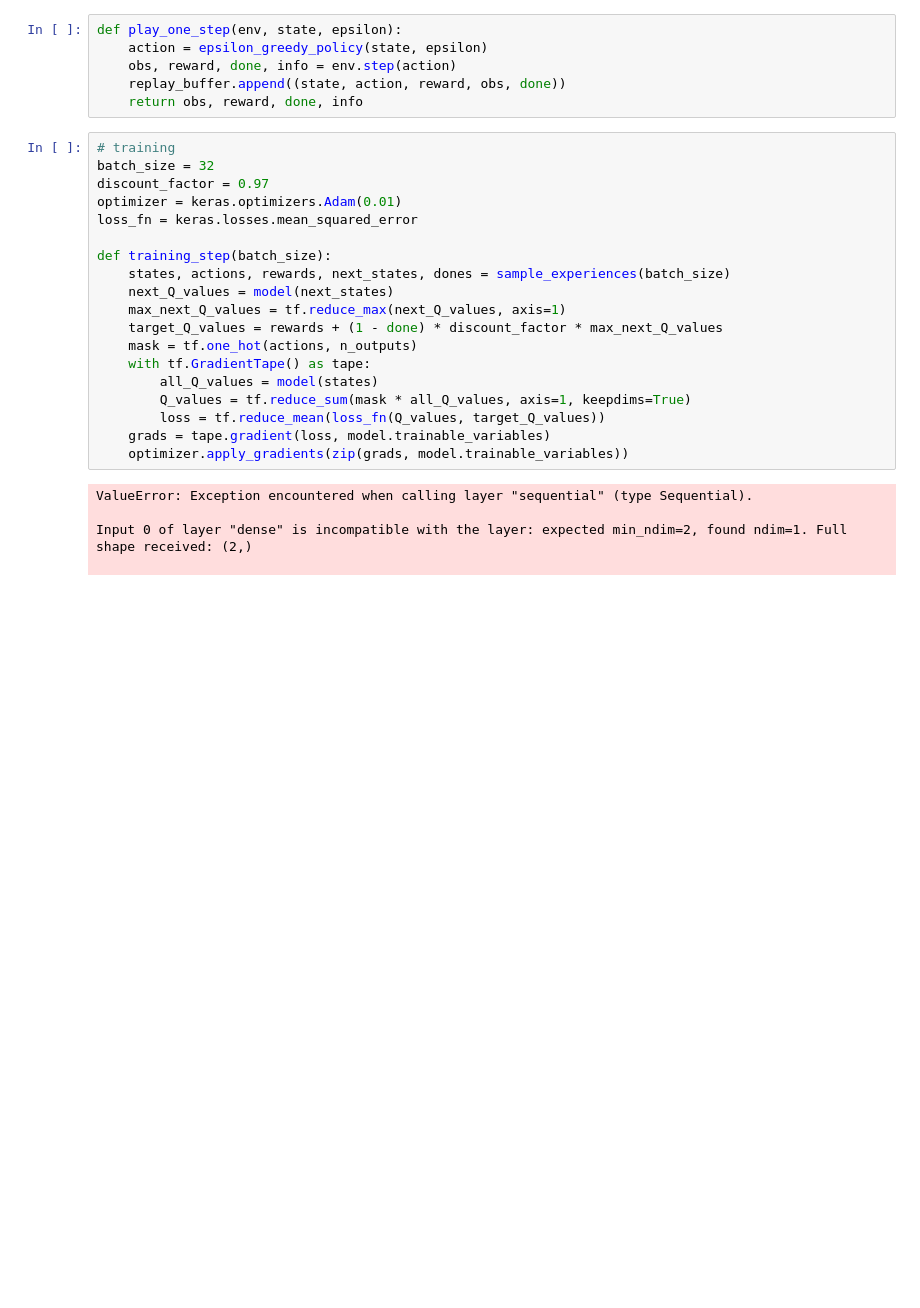
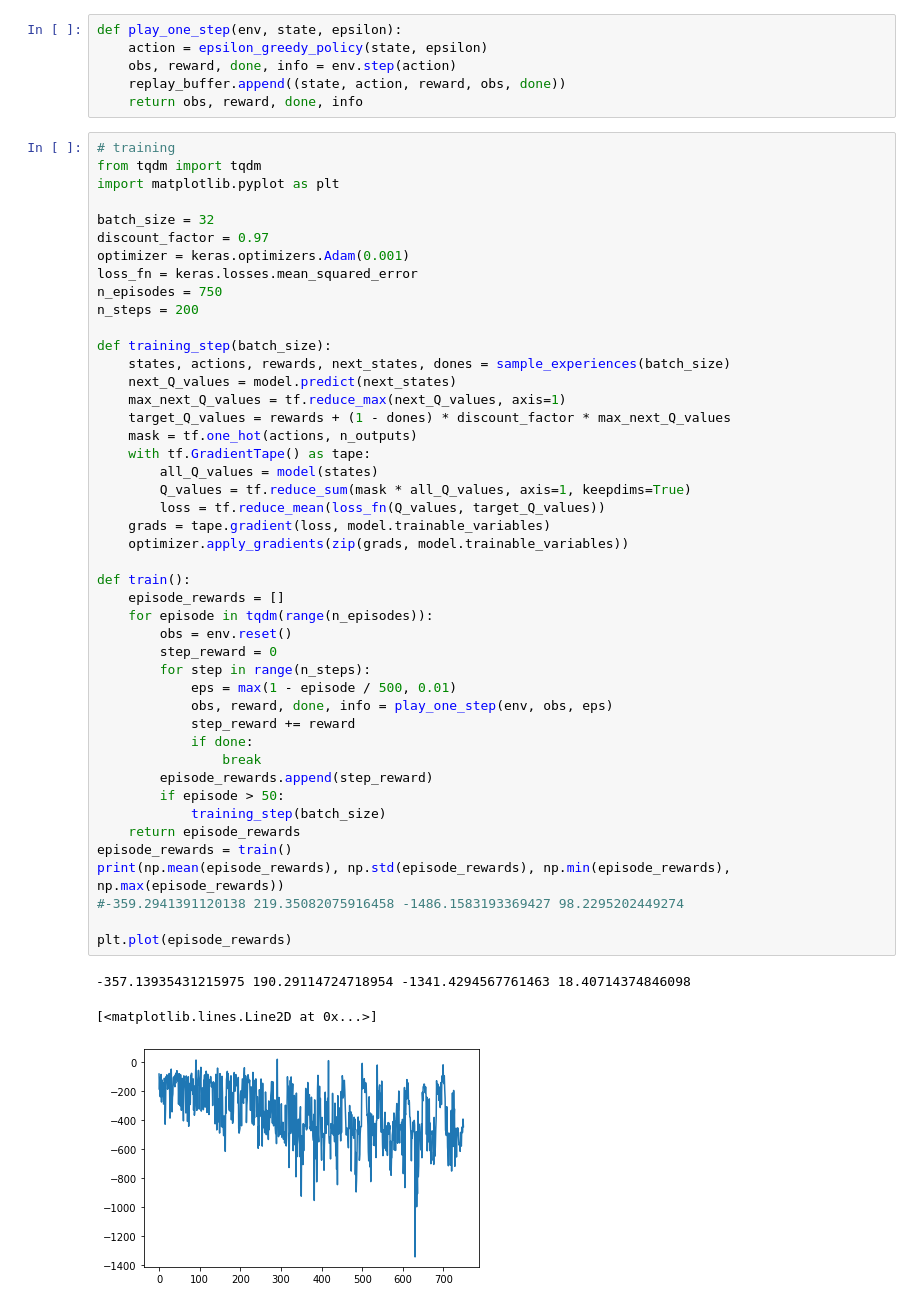
Before and after one commit to GlaIZier/ml-experiments, a Jupyter notebook: notebooks/reinf-lunar-lander-dqn.ipynb, the cells around one changed output. Cells and saved outputs as stored; diff of their text form; blank space fills up the shorter version.

Commit message:
Training has been done

```diff
--- a/notebooks/reinf-lunar-lander-dqn.ipynb
+++ b/notebooks/reinf-lunar-lander-dqn.ipynb
@@ -69,25 +69,50 @@ def play_one_step(env, state, epsilon):
     return obs, reward, done, info
 # %%
 # training
+from tqdm import tqdm
+import matplotlib.pyplot as plt
+
 batch_size = 32
 discount_factor = 0.97
-optimizer = keras.optimizers.Adam(0.01)
+optimizer = keras.optimizers.Adam(0.001)
 loss_fn = keras.losses.mean_squared_error
+n_episodes = 750
+n_steps = 200
 
 def training_step(batch_size):
     states, actions, rewards, next_states, dones = sample_experiences(batch_size)
-    next_Q_values = model(next_states)
+    next_Q_values = model.predict(next_states)
     max_next_Q_values = tf.reduce_max(next_Q_values, axis=1)
-    target_Q_values = rewards + (1 - done) * discount_factor * max_next_Q_values
+    target_Q_values = rewards + (1 - dones) * discount_factor * max_next_Q_values
     mask = tf.one_hot(actions, n_outputs)
     with tf.GradientTape() as tape:
         all_Q_values = model(states)
         Q_values = tf.reduce_sum(mask * all_Q_values, axis=1, keepdims=True)
         loss = tf.reduce_mean(loss_fn(Q_values, target_Q_values))
     grads = tape.gradient(loss, model.trainable_variables)
     optimizer.apply_gradients(zip(grads, model.trainable_variables))
+
+def train():
+    episode_rewards = []
+    for episode in tqdm(range(n_episodes)):
+        obs = env.reset()
+        step_reward = 0
+        for step in range(n_steps):
+            eps = max(1 - episode / 500, 0.01)
+            obs, reward, done, info = play_one_step(env, obs, eps)
+            step_reward += reward
+            if done:
+                break
+        episode_rewards.append(step_reward)
+        if episode > 50:
+            training_step(batch_size)
+    return episode_rewards
+episode_rewards = train()
+print(np.mean(episode_rewards), np.std(episode_rewards), np.min(episode_rewards), np.max(episode_rewards))
+#-359.2941391120138 219.35082075916458 -1486.1583193369427 98.2295202449274
+
+plt.plot(episode_rewards)
 # %% [output]
-ValueError: Exception encountered when calling layer "sequential" (type Sequential).
-
-Input 0 of layer "dense" is incompatible with the layer: expected min_ndim=2, found ndim=1. Full shape received: (2,)
-
+-357.13935431215975 190.29114724718954 -1341.4294567761463 18.40714374846098
+[<matplotlib.lines.Line2D at 0x...>]
+[figure, added]
```
Also changed, not shown: parts of 2 cells of this notebook.
